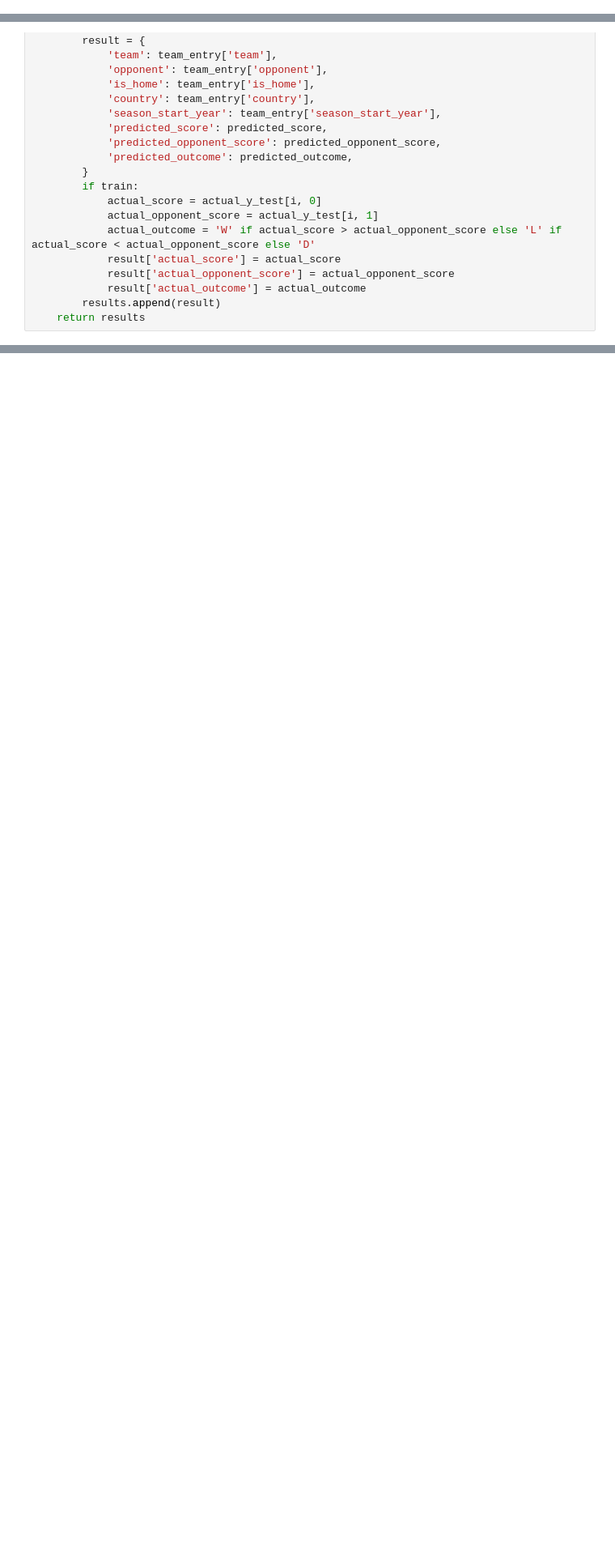
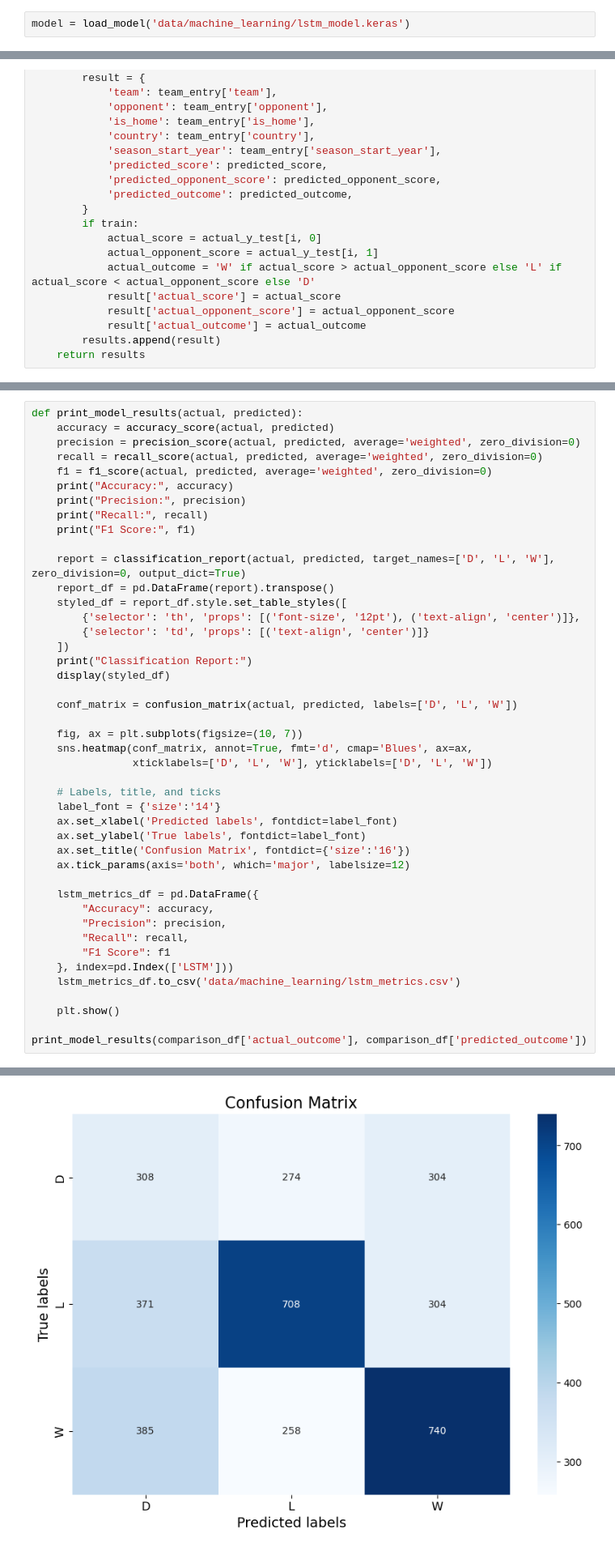
Before and after one commit to LEPK02/sc1015-assignment, a Jupyter notebook: 05_deep_learning.ipynb, the cells around one changed output, grey strips where cells are left out. Shown at 81% size. Saved outputs shown, nothing was run; the diff lists cells and outputs as text; blank space fills up the shorter version.

Commit message:
Updated LSTM

```diff
--- a/05_deep_learning.ipynb
+++ b/05_deep_learning.ipynb
@@ -214,3 +216,5 @@ Epoch 69/100
+# %%
+model = load_model('data/machine_learning/lstm_model.keras')
 # %%
 # !tensorboard --logdir logs/fit --bind_all
 # %%
@@ -276,0 +283,45 @@ display(comparison_df.sample(10))
+# %%
+def print_model_results(actual, predicted):
+    accuracy = accuracy_score(actual, predicted)
+    precision = precision_score(actual, predicted, average='weighted', zero_division=0)
+    recall = recall_score(actual, predicted, average='weighted', zero_division=0)
+    f1 = f1_score(actual, predicted, average='weighted', zero_division=0)
+    print("Accuracy:", accuracy)
+    print("Precision:", precision)
+    print("Recall:", recall)
+    print("F1 Score:", f1)
+
+    report = classification_report(actual, predicted, target_names=['D', 'L', 'W'], zero_division=0, output_dict=True)
+    report_df = pd.DataFrame(report).transpose()
+    styled_df = report_df.style.set_table_styles([
+        {'selector': 'th', 'props': [('font-size', '12pt'), ('text-align', 'center')]},
+        {'selector': 'td', 'props': [('text-align', 'center')]}
+    ])
+    print("Classification Report:")
+    display(styled_df)
+
+    conf_matrix = confusion_matrix(actual, predicted, labels=['D', 'L', 'W'])
+
+    fig, ax = plt.subplots(figsize=(10, 7))
+    sns.heatmap(conf_matrix, annot=True, fmt='d', cmap='Blues', ax=ax,
+                xticklabels=['D', 'L', 'W'], yticklabels=['D', 'L', 'W'])
+
+    # Labels, title, and ticks
+    label_font = {'size':'14'}
+    ax.set_xlabel('Predicted labels', fontdict=label_font)
+    ax.set_ylabel('True labels', fontdict=label_font)
+    ax.set_title('Confusion Matrix', fontdict={'size':'16'})
+    ax.tick_params(axis='both', which='major', labelsize=12)
+
+    lstm_metrics_df = pd.DataFrame({
+        "Accuracy": accuracy,
+        "Precision": precision,
+        "Recall": recall,
+        "F1 Score": f1
+    }, index=pd.Index(['LSTM']))
+    lstm_metrics_df.to_csv('data/machine_learning/lstm_metrics.csv')
+
+    plt.show()
+
+print_model_results(comparison_df['actual_outcome'], comparison_df['predicted_outcome'])
+# %% [output]
@@ -276,0 +340 @@ display(comparison_df.sample(10))
+[figure, added]
```
Also changed, not shown: parts of 13 cells of this notebook, 3 other files.
